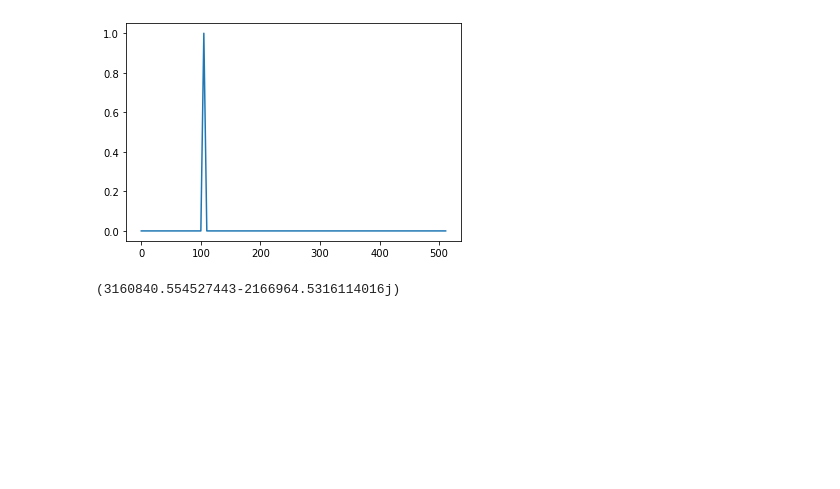
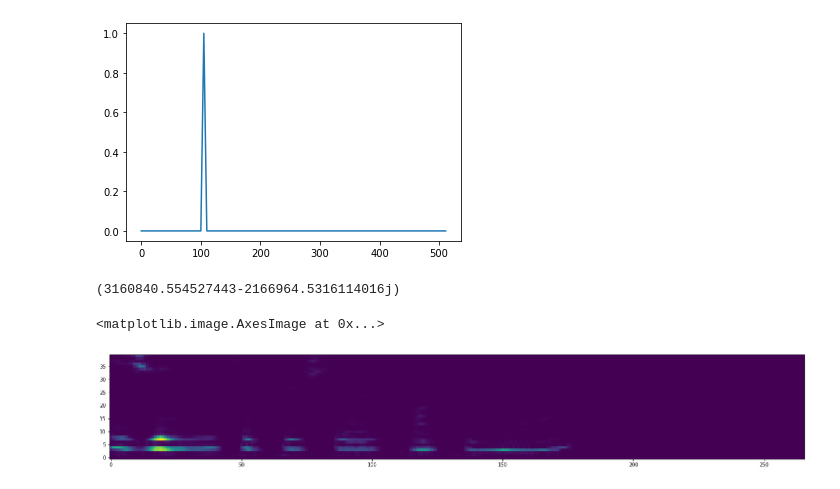
Before and after one commit to ClemStun/Universite, a Jupyter notebook: Master1/Methodo/tp3.ipynb, the cells around one changed output. Drawn from its saved outputs; the diff is of its cells as text; code cells hidden in the pictures; blank space fills up the shorter version.

```diff
--- a/Master1/Methodo/tp3.ipynb
+++ b/Master1/Methodo/tp3.ipynb
@@ -195,3 +195,18 @@ def energieFiltreMoy(trame, Mr):
 energieFiltreMoy(fft(trames[0]), triangles[39])
 # %% [output]
 (3160840.554527443-2166964.5316114016j)
+# %%
+spectrograme = np.ndarray((trames.shape[0], triangles.shape[0]))
+
+for n in range(spectrograme.shape[0]):
+    trame = trames[n]
+    for i in range(spectrograme.shape[1]):
+        t = triangles[i]
+
+        spectrograme[n][i] = energieFiltreMoy(np.abs(fft(trame)), t)
+
+plt.figure(figsize=(25,5))
+plt.imshow(spectrograme.T, origin='lower')
+# %% [output]
+<matplotlib.image.AxesImage at 0x...>
+[figure, added]
```
